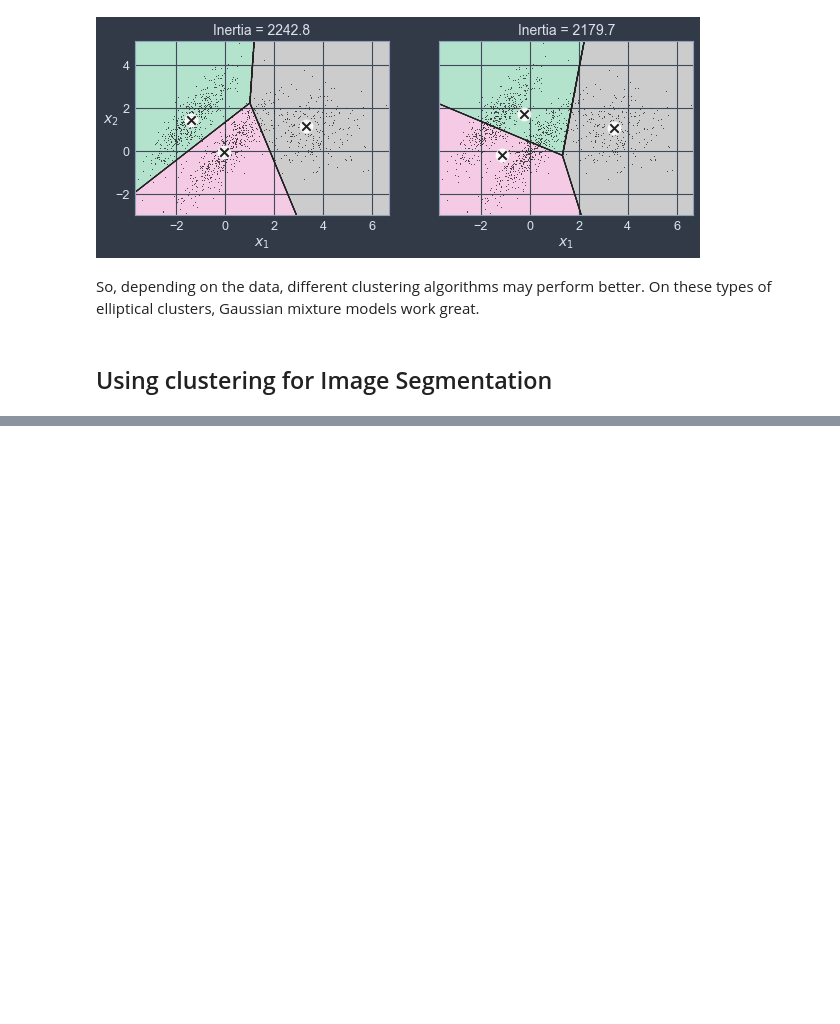
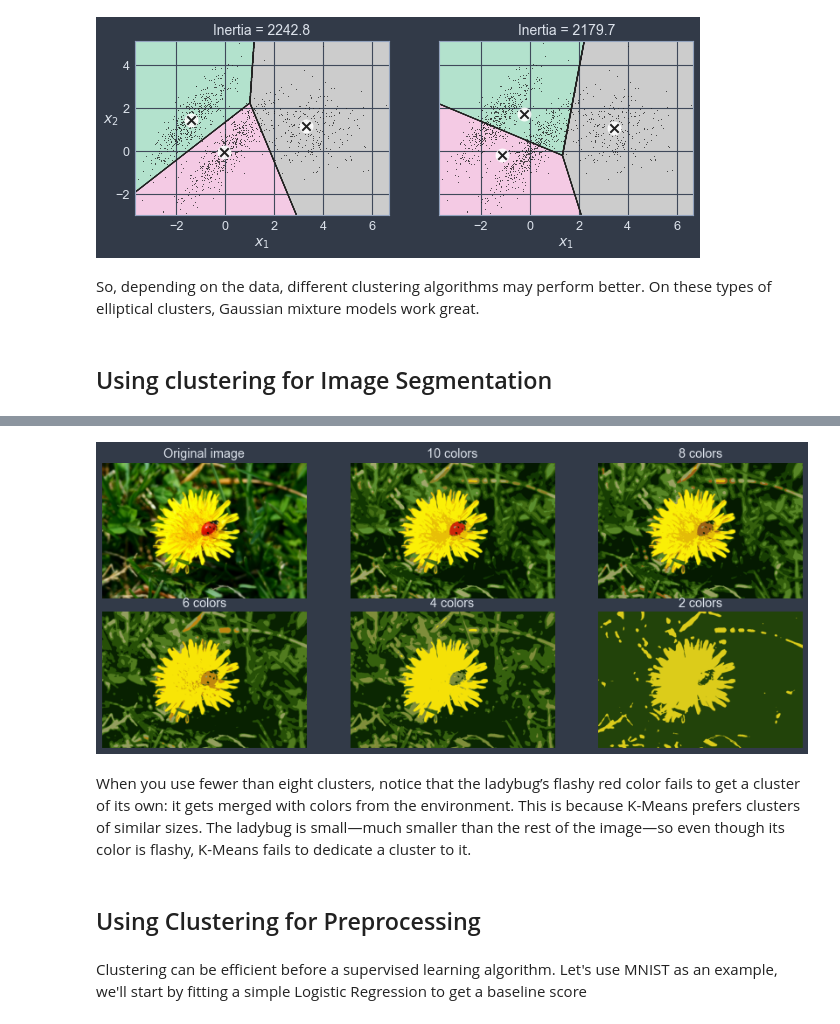
Before and after one commit to amaralcs/homl, a Jupyter notebook: 09_unsupervised_learning.ipynb, the cells around one changed output, grey strips where cells are left out. Drawn from its saved outputs; the diff is of its cells as text; code cells hidden in the pictures; blank space fills up the shorter version.

```diff
--- a/09_unsupervised_learning.ipynb
+++ b/09_unsupervised_learning.ipynb
@@ -272,0 +312,31 @@ So, depending on the data, different clustering algorithms may perform better. O
+# %%
+segmented_imgs = []
+n_colors = (10, 8, 6, 4, 2)
+for n_clusters in n_colors:
+    kmeans = KMeans(n_clusters=n_clusters, random_state=42).fit(X)
+    segmented_img = kmeans.cluster_centers_[kmeans.labels_]
+    segmented_imgs.append(segmented_img.reshape(image.shape))
+# %%
+plt.figure(figsize=(15,6))
+plt.subplots_adjust(wspace=0.05, hspace=0.1)
+
+plt.subplot(231)
+plt.imshow(image)
+plt.title("Original image")
+plt.axis('off')
+
+for idx, n_clusters in enumerate(n_colors):
+    plt.subplot(232 + idx)
+    plt.imshow(segmented_imgs[idx])
+    plt.title("{} colors".format(n_clusters))
+    plt.axis('off')
+
+plt.show()
+# %% [output]
+[figure, added]
+# %% [markdown]
+When you use fewer than eight clusters, notice that the ladybug’s flashy red color fails to get a cluster of its own: it gets merged with colors from the environment. This is because K-Means prefers clusters of similar sizes. The ladybug is small—much smaller than the rest of the image—so even though its color is flashy, K-Means fails to dedicate a cluster to it.
+# %% [markdown]
+## Using Clustering for Preprocessing
+# %% [markdown]
+Clustering can be efficient before a supervised learning algorithm. Let's use MNIST as an example, we'll start by fitting a simple Logistic Regression to get a baseline score
```
Also changed, not shown: parts of 18 cells of this notebook.
